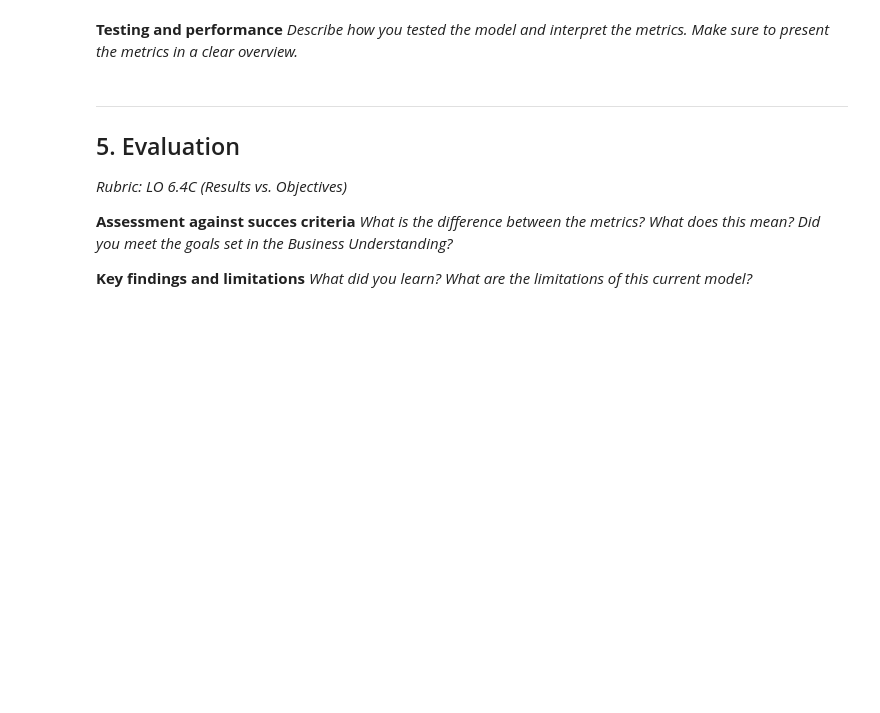
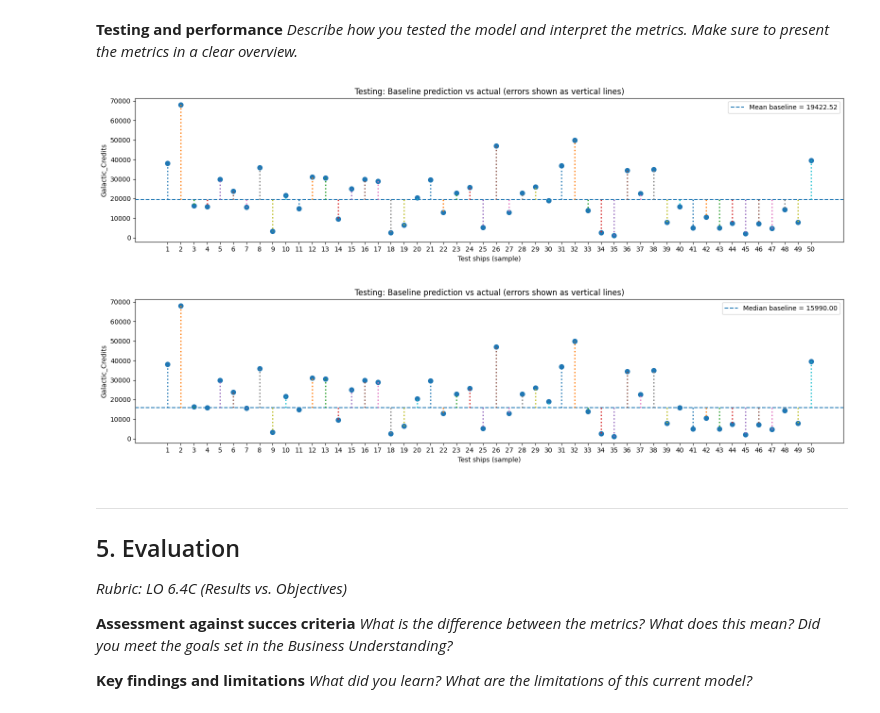
Before and after one commit to strmzi-git/jupyter-exam-03, a Jupyter notebook: DS-Assignment.ipynb, the cells around one changed output. Cells and saved outputs as stored; diff of their text form; code cells hidden in the pictures; blank space fills up the shorter version.

Commit message:
add scatter graph

```diff
--- a/DS-Assignment.ipynb
+++ b/DS-Assignment.ipynb
@@ -280,7 +280,77 @@ Root mean squared error: 16108.79
 **Testing and performance**
 *Describe how you tested the model and interpret the metrics. Make sure to present the metrics in a clear overview.*
 # %%
-# CODE CELL: Model evaluation code
+# MEAN
+baseline_name = "Mean baseline"
+baseline_value = mean_value
+
+# Testing visualization
+n = 50
+rng = np.random.default_rng(1)
+idx = rng.choice(len(y_test), size=min(n, len(y_test)), replace=False)
+
+actual = y_test[idx]
+pred = np.full_like(actual, baseline_value, dtype=float)
+
+x = np.arange(1, len(actual) + 1)
+
+plt.figure(figsize=(16, 4))
+
+# Horizontal baseline prediction line
+plt.axhline(baseline_value, linestyle="--", label=f"{baseline_name} = {baseline_value:.2f}")
+
+# Vertical dotted error lines
+for xi, a in zip(x, actual):
+    plt.plot([xi, xi], [baseline_value, a], linestyle=":", linewidth=2)
+
+# Actual points
+plt.scatter(x, actual, s=50)
+
+plt.xticks(x)
+plt.xlabel("Test ships (sample)")
+plt.ylabel("Galactic_Credits")
+plt.title("Testing: Baseline prediction vs actual (errors shown as vertical lines)")
+plt.legend()
+plt.tight_layout()
+plt.show()
+
+
+# MEDIAN
+baseline_name = "Median baseline"
+baseline_value = median_value
+
+# Testing visualization
+n = 50
+rng = np.random.default_rng(1)
+idx = rng.choice(len(y_test), size=min(n, len(y_test)), replace=False)
+
+actual = y_test[idx]
+pred = np.full_like(actual, baseline_value, dtype=float)
+
+x = np.arange(1, len(actual) + 1)
+
+plt.figure(figsize=(16, 4))
+
+# Horizontal baseline prediction line
+plt.axhline(baseline_value, linestyle="--", label=f"{baseline_name} = {baseline_value:.2f}")
+
+# Vertical dotted error lines
+for xi, a in zip(x, actual):
+    plt.plot([xi, xi], [baseline_value, a], linestyle=":", linewidth=2)
+
+# Actual points
+plt.scatter(x, actual, s=50)
+
+plt.xticks(x)
+plt.xlabel("Test ships (sample)")
+plt.ylabel("Galactic_Credits")
+plt.title("Testing: Baseline prediction vs actual (errors shown as vertical lines)")
+plt.legend()
+plt.tight_layout()
+plt.show()# CODE CELL: Model evaluation code
+# %% [output]
+[figure, added]
+[figure, added]
 # %% [markdown]
 ---
 
```
